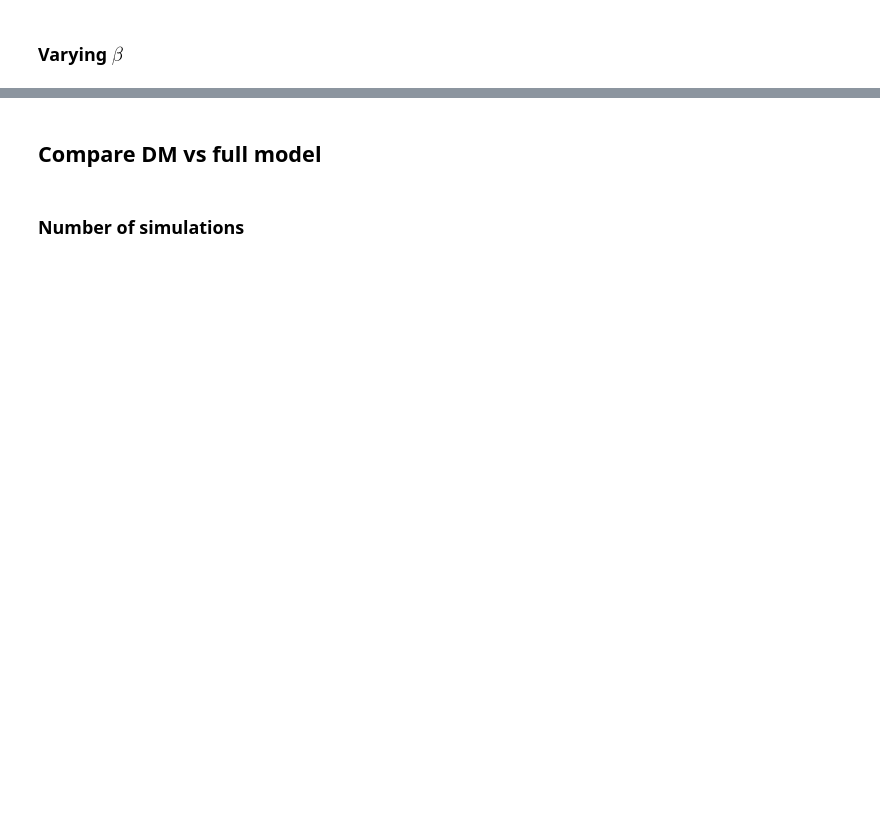
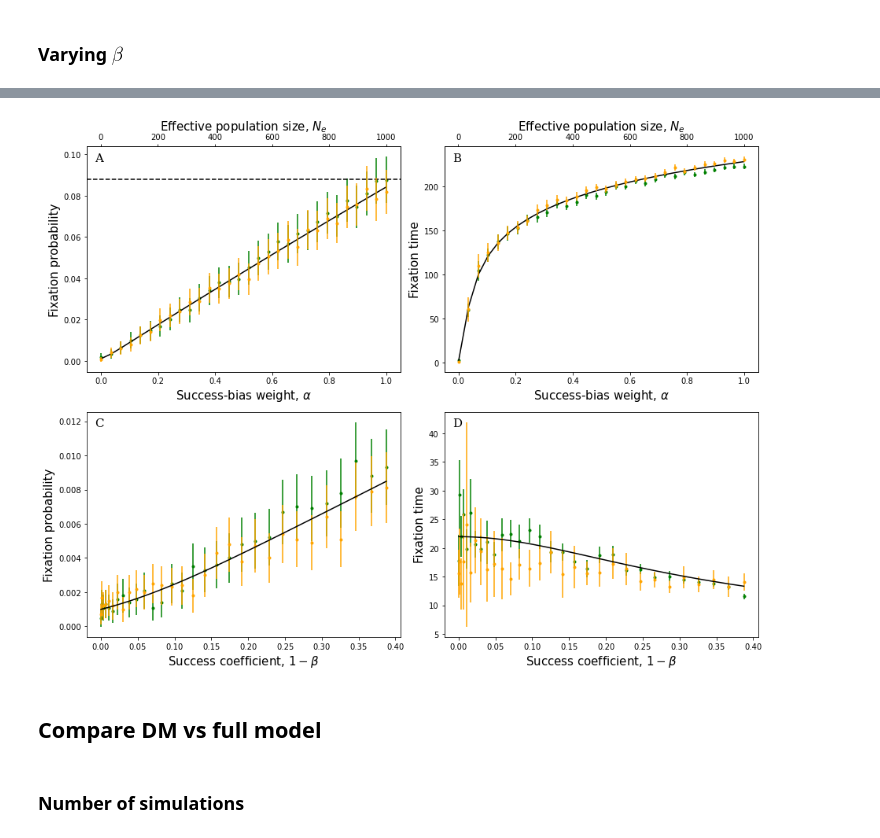
Before and after one commit to yoavram-lab/PrestigeBias, a Jupyter notebook: notebooks/Influence_model.ipynb, the cells around one changed output, grey strips where cells are left out. Saved outputs shown, nothing was run; the diff lists cells and outputs as text; code cells hidden in the pictures; blank space fills up the shorter version.

```diff
--- a/notebooks/Influence_model.ipynb
+++ b/notebooks/Influence_model.ipynb
@@ -631,7 +781,7 @@ A = A_hat*0.7
 A_ = np.zeros(N)
 A_[:int(p0*N)] = A_hat
 A_[A_==0] = A
-beta = bias(A,J=J,A_hat=A_hat)
+β = bias(A,J=J,A_hat=A_hat)
 
 sim_res_alpha = []
 for alpha in alphas:
@@ -640,12 +790,12 @@ for alpha in alphas:
     aggregated_results = aggregate_binary_model_with_errors(results,A_hat,len(results))
     fixation_prob,fixation_prob_err,fix_time,fix_time_err,_ = aggregated_results
 
-    durr = durret(p0,alpha,beta,N)
+    durr = durret(p0,alpha,β,N)
 
     sim_res_alpha.append((fixation_prob,fixation_prob_err,durr,fix_time,fix_time_err))
 # %%
 wf_res_alpha = []
-s = 1-beta
+s = 1-β
 for alpha in alphas:
     Ne = effective_population(N,alpha)
     n0 = p0*Ne
@@ -710,6 +812,7 @@ N = 1000
 alpha = 0.01
 p0 = 1e-3
 sim_res_beta = []
+ci = 0.75
 for mod in trait_modifiers:
     A = A_hat*mod
     beta = bias(A,J=J,A_hat=A_hat)
@@ -719,7 +822,7 @@ for mod in trait_modifiers:
     A_[A_==0] = A
     results = dirichlet_model_parallel(A_,binary=True,reps=10000,J=J,alpha=alpha,max_workers=60)
 
-    aggregated_results = aggregate_binary_model_with_errors(results,A_hat,len(results))
+    aggregated_results = aggregate_binary_model_with_errors(results,A_hat,len(results),ci=ci)
     fixation_prob,fixation_prob_err,fix_time,fix_time_err,_ = aggregated_results
 
     durr = durret(p0,alpha,beta,N)
@@ -733,7 +836,7 @@ wf_res_s = []
 for s in neg_betas:
     n0 = p0*Ne
     p = wf_fix_prob(n0, Ne, s, reps)
-    p_err = probability_err(p,reps)
+    p_err = probability_err(p,reps,ci)
     t,t_err = wf_fix_time_with_err(wf_fix_time_sim(n0, Ne, s, reps))
     kim = T_kimura(n0, Ne, s)
     wf_res_s.append((p,p_err,t,t_err,kim))
@@ -776,3 +845,91 @@ plt.savefig('../figures/fix_time_var_beta.pdf')
+# %%
+Y = [tup[0] for tup in sim_res_alpha]
+Y_err = [tup[1] for tup in sim_res_alpha]
+durrs = [tup[2] for tup in sim_res_alpha]
+
+Y_wf = [tup[0] for tup in wf_res_alpha]
+Y_wf_err = [tup[1] for tup in wf_res_alpha]
+Nes = [tup[-1] for tup in wf_res_alpha]
+
+
+fig, axs = plt.subplot_mosaic([['a','b'],['c','d']],figsize=[13,10])
+
+ax2 = axs['a'].twiny()
+
+axs['a'].set_xlabel(r'Success-bias weight, $\alpha$',fontsize=15)
+ax2.set_xlabel(r'Effective population size, $N_e$',fontsize=15)
+axs['a'].set_ylabel('Fixation probability',fontsize=15)
+l1 = axs['a'].axhline(2*(1-β), ls='--', label=r'2s$',color='k')
+l2 = axs['a'].plot(alphas,durrs,label= 'kimura',zorder=2,color='k')
+l3 = axs['a'].errorbar(alphas,Y,yerr=Y_err,fmt='o',color='green',markersize=3,zorder=1)
+l4 = ax2.errorbar(Nes,Y_wf,yerr=Y_wf_err,fmt='o',color='orange',zorder=0,markersize=3);
+
+lns = (l1,l2[0],l3[0],l4[0])
+labs = [l1.get_label(),l2[0].get_label(),'DM simulations','WF simulations']
+
+Y = [tup[3] for tup in sim_res_alpha]
+Y_err = [tup[4] for tup in sim_res_alpha]
+
+Y_wf = [tup[2] for tup in wf_res_alpha]
+Y_wf_err = [tup[3] for tup in wf_res_alpha]
+kims = [tup[4] for tup in wf_res_alpha]
+
+ax2 = axs['b'].twiny()
+
+axs['b'].set_xlabel(r'Success-bias weight, $\alpha$',fontsize=15)
+ax2.set_xlabel(r'Effective population size, $N_e$',fontsize=15)
+axs['b'].set_ylabel('Fixation time',fontsize=15)
+l1 = axs['b'].plot(alphas,kims,label= 'kimura',zorder=2,color='k')
+l2 = axs['b'].errorbar(alphas,Y,yerr=Y_err,fmt='o',color='green',markersize=3,zorder=1)
+l3 = ax2.errorbar(Nes,Y_wf,yerr=Y_wf_err,fmt='o',color='orange',zorder=0,markersize=3);
+
+lns = (l1[0],l2[0],l3[0])
+labs = [l1[0].get_label(),'DM simulations','WF simulations']
+
+
+
+Y = [tup[0] for tup in sim_res_beta]
+Y_err = [tup[1] for tup in sim_res_beta]
+durrs = [tup[2] for tup in sim_res_beta]
+
+Y_wf = [tup[0] for tup in wf_res_s]
+Y_wf_err = [tup[1] for tup in wf_res_s]
+
+
+axs['c'].set_xlabel(r'Success coefficient, $1-\beta$',fontsize=15)
+axs['c'].set_ylabel('Fixation probability',fontsize=15)
+axs['c'].plot(neg_betas,durrs,zorder=2,label='kimura',color='k')
+axs['c'].errorbar(neg_betas,Y,yerr=Y_err,fmt='o',label='DM simulations',zorder=0,markersize=3,color='g');
+axs['c'].errorbar(neg_betas,Y_wf,yerr=Y_wf_err,fmt='o',label='WF simulations',zorder=1,markersize=3,color='orange');
+
+
+Y = [tup[3] for tup in sim_res_beta]
+Y_err = [tup[4] for tup in sim_res_beta]
+
+Y_wf = [tup[2] for tup in wf_res_s]
+Y_wf_err = [tup[3] for tup in wf_res_s]
+kims = [tup[4] for tup in wf_res_s]
+
+
+axs['d'].set_xlabel(r'Success coefficient, $1-\beta$',fontsize=15)
+axs['d'].set_ylabel('Fixation time',fontsize=15)
+axs['d'].plot(neg_betas,kims,zorder=2,label='kimura',color='k')
+axs['d'].errorbar(neg_betas,Y,yerr=Y_err,fmt='o',label='DM simulations',zorder=0,markersize=3,color='g');
+axs['d'].errorbar(neg_betas,Y_wf,yerr=Y_wf_err,fmt='o',label='WF simulations',zorder=1,markersize=3,color='orange');
+
+
+
+for label, ax in axs.items():
+        # label physical distance in and down:
+        trans = mtransforms.ScaledTranslation(10/72, -5/72, fig.dpi_scale_trans)
+        ax.text(0.001, 0.99, label.upper(), transform=ax.transAxes + trans,
+            fontsize=15, verticalalignment='top', fontfamily='serif',
+            bbox=dict(facecolor='none', edgecolor='none'))
+
+plt.tight_layout()
+plt.savefig('figures/kimura_var.pdf')
+# %% [output]
+[figure, added]
 # %% [markdown]
 ## Compare DM vs full model
 # %%
```
Also changed, not shown: parts of 48 cells of this notebook.
